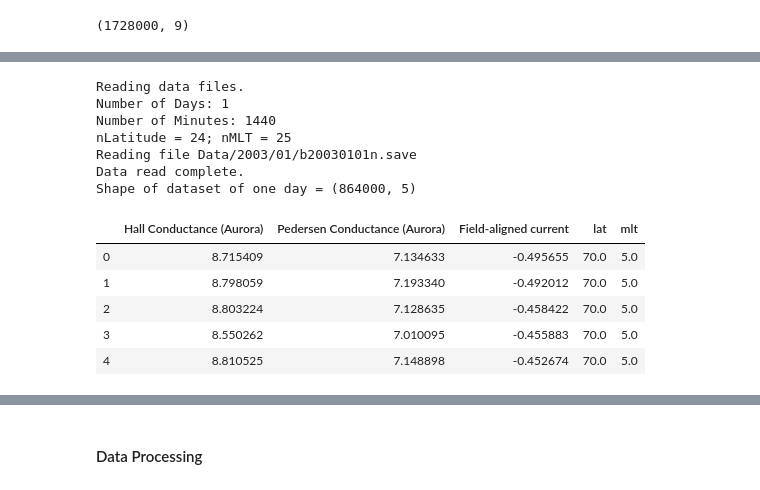
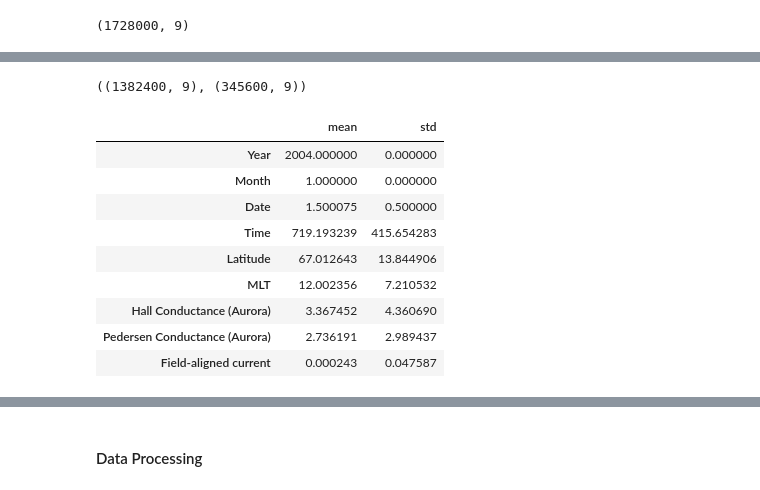
Before and after one commit to sukumarh/Helio-Learning, a Jupyter notebook: Notebook.ipynb, the cells around one changed output, grey strips where cells are left out. Cells and saved outputs as stored; diff of their text form; code cells hidden in the pictures.

```diff
--- a/Notebook.ipynb
+++ b/Notebook.ipynb
@@ -455,35 +216,3 @@ data_df[data_df['Field-aligned current'] > 0].head()
 | 27 | 2004.0 | 1.0 | 1.0 | 0.0 | 88.0 | 2.0 | 0.890293 | 0.957106 | ... |
 | 37 | 2004.0 | 1.0 | 1.0 | 0.0 | 88.0 | 12.0 | 0.842969 | 1.029214 | ... |
 | 38 | 2004.0 | 1.0 | 1.0 | 0.0 | 88.0 | 13.0 | 0.760856 | 0.940128 | ... |
-# %%
-# Read data file of 01/01/2003
-directory = 'Data/'
-
-start_time = dt.datetime(2003, 1, 1, 0, 0, 0)
-stop_time = dt.datetime(2003, 1, 2, 0, 0, 0)
-
-data_ = read_dataset(directory, start_time, stop_time)
-
-print('Shape of dataset of one day = ' + str(data_.shape))
-# %% [output]
-Reading data files.
-Number of Days: 1
-Number of Minutes: 1440
-nLatitude = 24; nMLT = 25
-Reading file Data/2003/01/b20030101n.save
-Data read complete.
-Shape of dataset of one day = (864000, 5)
-# %%
-dataset_ = pd.DataFrame(data_, columns=['Hall Conductance (Aurora)',
-                                       'Pedersen Conductance (Aurora)',
-                                       'Field-aligned current',
-                                       'lat',
-                                       'mlt'])
-dataset_.head()
-# %% [output]
-|  | Hall Conductance (Aurora) | Pedersen Conductance (Aurora) | Field-aligned current | lat | mlt |
-| 0 | 8.715409 | 7.134633 | -0.495655 | 70.0 | 5.0 |
-| 1 | 8.798059 | 7.193340 | -0.492012 | 70.0 | 5.0 |
-| 2 | 8.803224 | 7.128635 | -0.458422 | 70.0 | 5.0 |
-| 3 | 8.550262 | 7.010095 | -0.455883 | 70.0 | 5.0 |
-| 4 | 8.810525 | 7.148898 | -0.452674 | 70.0 | 5.0 |
@@ -489,0 +235,18 @@ dataset_.head()
+# %%
+train, test = train_test_split(data_df, train_size=0.8)
+train.shape, test.shape
+# %% [output]
+((1382400, 9), (345600, 9))
+# %%
+train.describe().transpose()[['mean', 'std']]
+# %% [output]
+|  | mean | std |
+| Year | 2004.000000 | 0.000000 |
+| Month | 1.000000 | 0.000000 |
+| Date | 1.500075 | 0.500000 |
+| Time | 719.193239 | 415.654283 |
+| Latitude | 67.012643 | 13.844906 |
+| MLT | 12.002356 | 7.210532 |
+| Hall Conductance (Aurora) | 3.367452 | 4.360690 |
+| Pedersen Conductance (Aurora) | 2.736191 | 2.989437 |
+| Field-aligned current | 0.000243 | 0.047587 |
```
Also changed, not shown: parts of 30 cells of this notebook.
